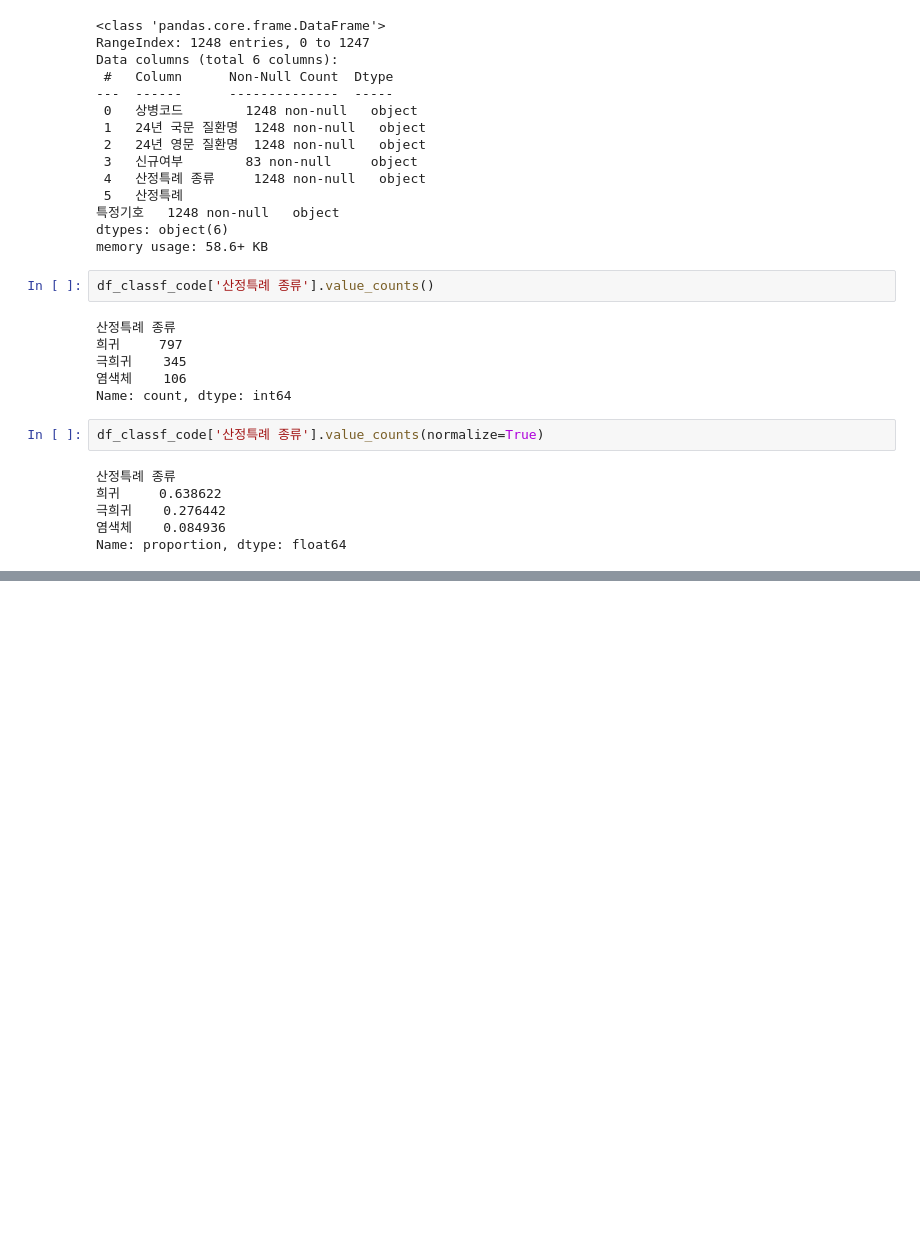
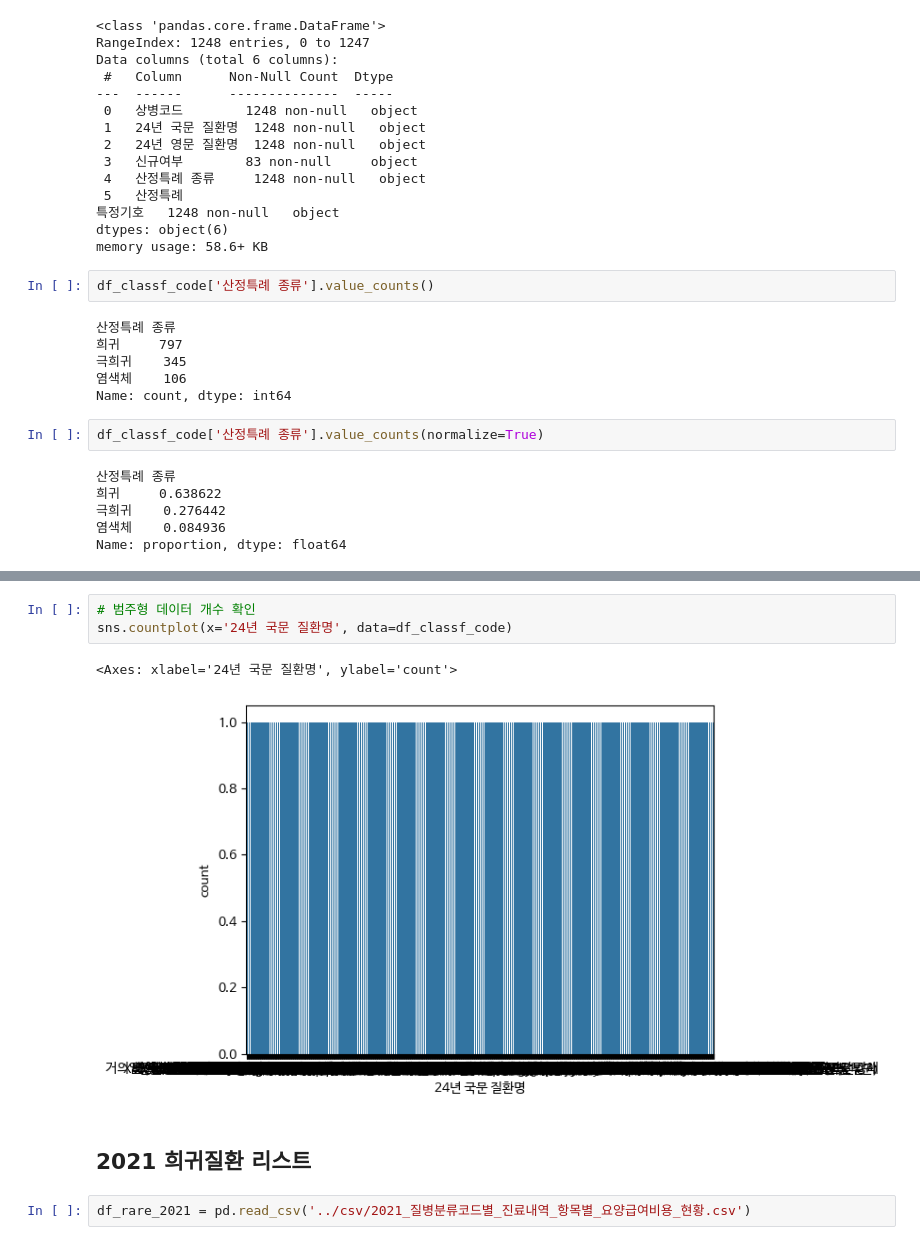
Before and after one commit to kdj0712/rare_field_fastapis, a Jupyter notebook: data/data_analysis/persona2/ipynb/persona2_DDA_youjin.ipynb, the cells around one changed output, grey strips where cells are left out. Drawn from its saved outputs; the diff is of its cells as text; blank space fills up the shorter version.

```diff
--- a/data/data_analysis/persona2/ipynb/persona2_DDA_youjin.ipynb
+++ b/data/data_analysis/persona2/ipynb/persona2_DDA_youjin.ipynb
@@ -87,0 +108,10 @@ KeyError: '희귀'
+# %%
+# 범주형 데이터 개수 확인
+sns.countplot(x='24년 국문 질환명', data=df_classf_code)
+# %% [output]
+<Axes: xlabel='24년 국문 질환명', ylabel='count'>
+[figure, added]
+# %% [markdown]
+## 2021 희귀질환 리스트
+# %%
+df_rare_2021 = pd.read_csv('../csv/2021_질병분류코드별_진료내역_항목별_요양급여비용_현황.csv')
```
Also changed, not shown: parts of 20 cells of this notebook, 24 other files.
